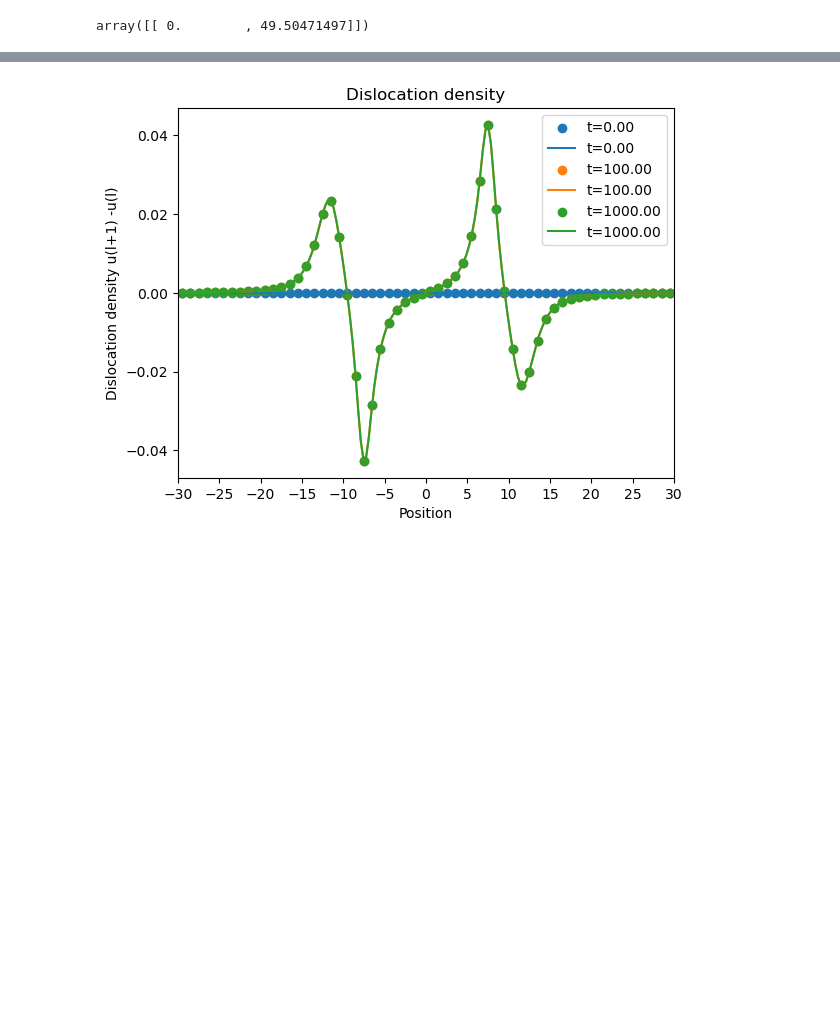
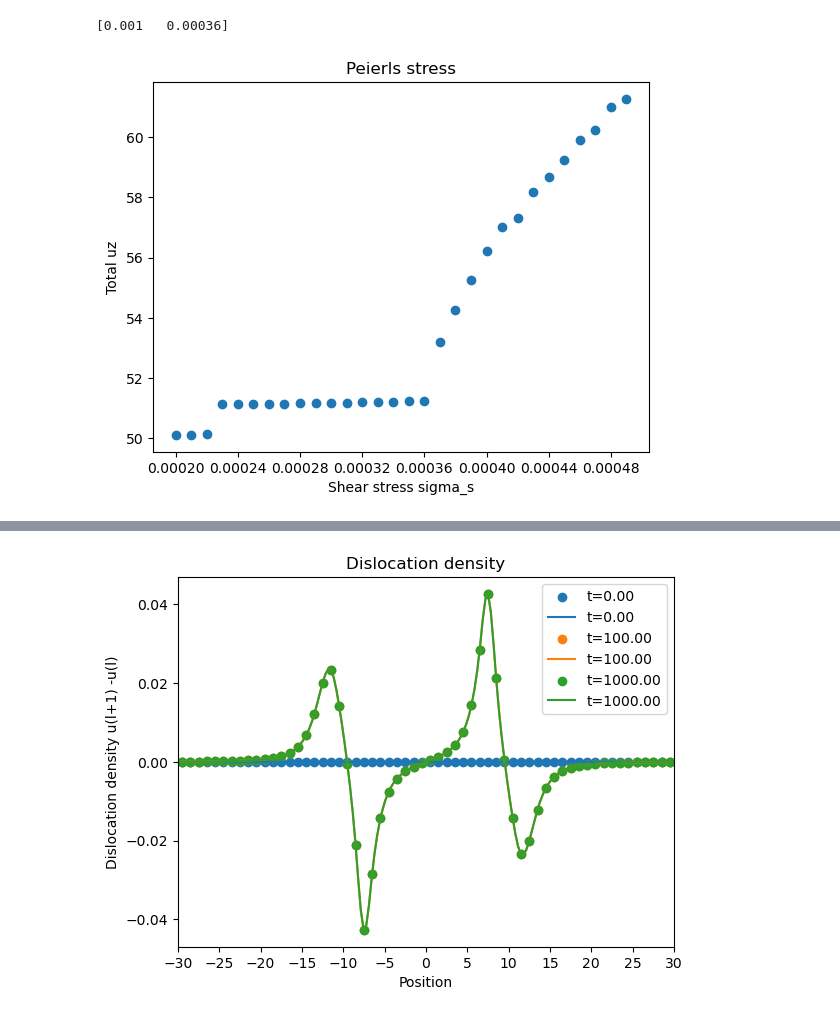
Before and after one commit to huxiangshenghxs/DPFMD, a Jupyter notebook: Peierls-Nabarro-model-2D.ipynb, the cells around one changed output, grey strips where cells are left out. Cells and saved outputs as stored; diff of their text form; code cells hidden in the pictures; blank space fills up the shorter version.

```diff
--- a/Peierls-Nabarro-model-2D.ipynb
+++ b/Peierls-Nabarro-model-2D.ipynb
@@ -185,4 +260,20 @@ sumuz 数组已保存！
+# %%
+sigma_e=0.001
+deltas = np.column_stack((sumuz[0:-1,0], np.diff(sumuz[:,1])))
+threshold = 1.5 # 相邻uz之间的差值
+# 2. 筛选符合条件的第一个元素
+selected_values = deltas[deltas[:, 1] > threshold, 0]
+result = np.concatenate([[sigma_e], selected_values])
+print(result)
+# %% [output]
+[0.001   0.00036]
 # %%
-sumuz
+plt.scatter(sumuz[:,0], sumuz[:,1])
+plt.xlabel('Shear stress sigma_s')
+plt.ylabel('Total uz')
+plt.title('Peierls stress')
+ax = plt.gca()
+ax.xaxis.set_major_locator(MultipleLocator(0.00004))
+plt.show()
 # %% [output]
-array([[ 0.        , 49.50471497]])
+[figure, added]
```
Also changed, not shown: parts of 8 cells of this notebook.
